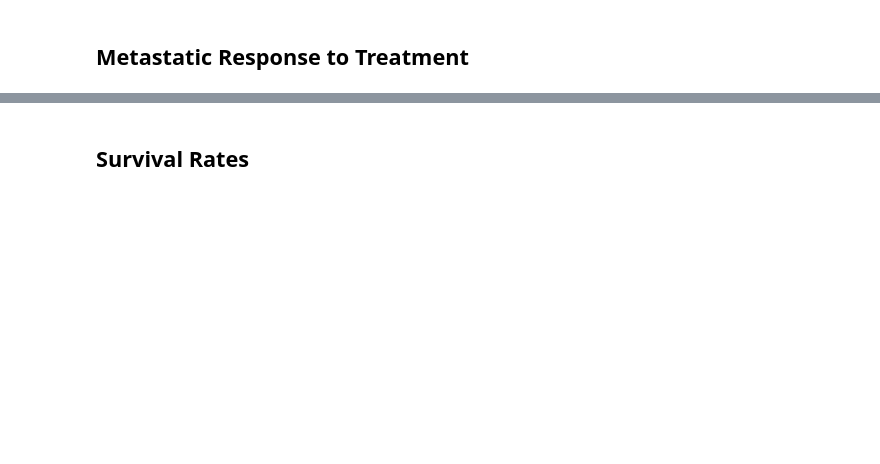
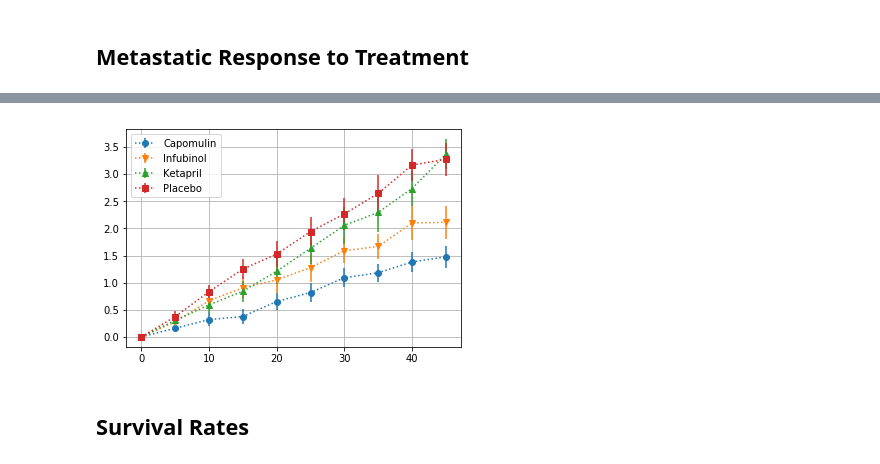
Before and after one commit to faznaimov/matplotlib-challenge, a Jupyter notebook: Pymaceuticals/pymaceuticals_starter.ipynb, the cells around one changed output, grey strips where cells are left out. Saved outputs shown, nothing was run; the diff lists cells and outputs as text; code cells hidden in the pictures; blank space fills up the shorter version.

```diff
--- a/Pymaceuticals/pymaceuticals_starter.ipynb
+++ b/Pymaceuticals/pymaceuticals_starter.ipynb
@@ -128,7 +101,10 @@ plt.show()
 ## Metastatic Response to Treatment
 # %%
 # Store the Mean Met. Site Data Grouped by Drug and Timepoint
+mean_met = merged.groupby(['Drug','Timepoint'])["Metastatic Sites"].mean()
 
 # Convert to DataFrame
+met_mean = pd.DataFrame(mean_met)
 
 # Preview DataFrame
+met_mean.head()
@@ -144,6 +119,9 @@ plt.show()
 # %%
 # Store the Standard Error associated with Met. Sites Grouped by Drug and Timepoint
+sem_met = merged.groupby(['Drug','Timepoint'])["Metastatic Sites"].sem()
 
 # Convert to DataFrame
+met_sem = pd.DataFrame(sem_met)
 
 # Preview DataFrame
+met_sem.head()
@@ -159,4 +136,9 @@ plt.show()
 # %%
 # Minor Data Munging to Re-Format the Data Frames
+reset_mean=met_mean.reset_index()
+reset_sem=met_sem.reset_index()
+re_mean = reset_mean.pivot(index="Timepoint", columns="Drug")["Metastatic Sites"]
+re_sem = reset_sem.pivot(index="Timepoint", columns="Drug")["Metastatic Sites"]
 
 # Preview that Reformatting worked
+re_mean.head()
@@ -181,3 +153,23 @@ plt.show()
+# %%
+# Generate the Plot (with Error Bars)
+x_axis = merged["Timepoint"].unique()
+
+fig, ax = plt.subplots()
+ax.errorbar(x_axis, re_mean["Capomulin"], re_sem["Capomulin"],fmt="o",ls=':')
+ax.errorbar(x_axis, re_mean["Infubinol"], re_sem["Infubinol"], fmt="v",ls=':')
+ax.errorbar(x_axis, re_mean["Ketapril"], re_sem["Ketapril"], fmt="^",ls=':')
+ax.errorbar(x_axis, re_mean["Placebo"], re_sem["Placebo"], fmt="s",ls=':')
+
+plt.legend(loc="best")
+plt.grid()
+
+# Save the Figure
+plt.savefig("meta.png")
+
+# Show the Figure
+plt.show()
+# %% [output]
+[figure, added]
 # %% [markdown]
 ## Survival Rates
 # %%
```
Also changed, not shown: parts of 27 cells of this notebook, 4 other files.
